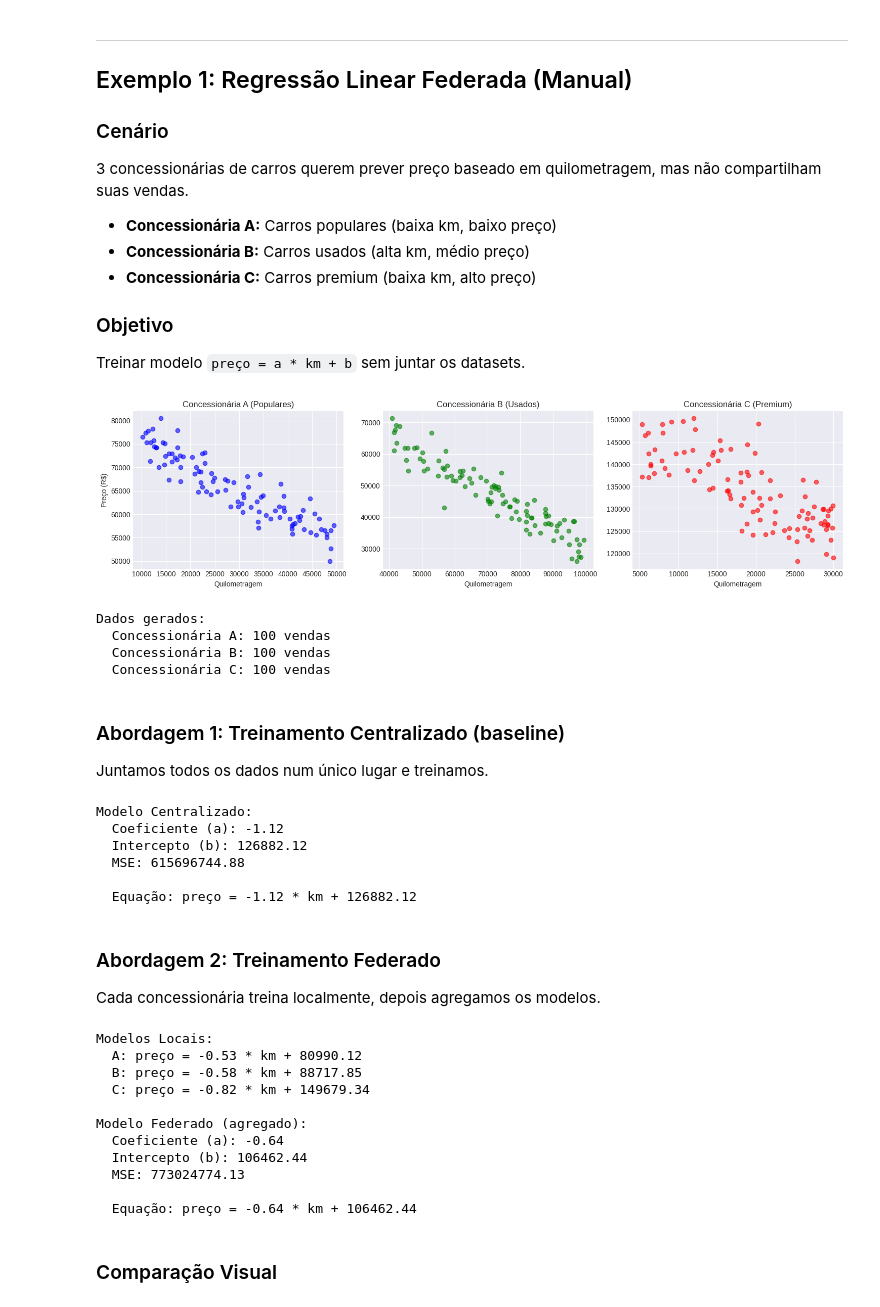
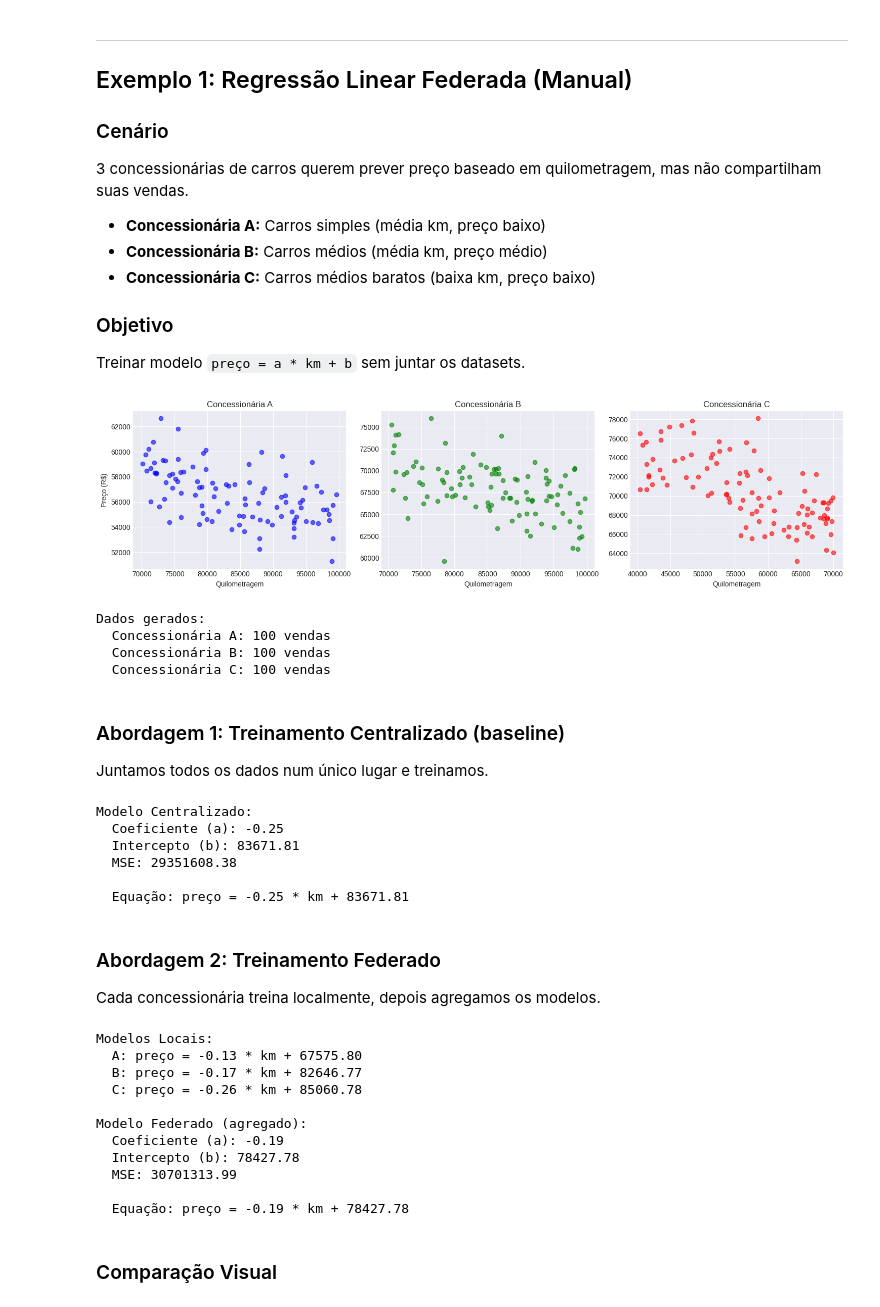
Before and after one commit to destaquesgovbr/data-science, a Jupyter notebook: source/embeddings/notebooks/federated_learning_demo.ipynb, the cells around one changed output. Drawn from its saved outputs; the diff is of its cells as text; code cells hidden in the pictures.

```diff
--- a/source/embeddings/notebooks/federated_learning_demo.ipynb
+++ b/source/embeddings/notebooks/federated_learning_demo.ipynb
@@ -81,9 +80,9 @@ np.random.seed(42)
 
 3 concessionárias de carros querem prever preço baseado em quilometragem, mas não compartilham suas vendas.
 
-- **Concessionária A:** Carros populares (baixa km, baixo preço)
-- **Concessionária B:** Carros usados (alta km, médio preço)
-- **Concessionária C:** Carros premium (baixa km, alto preço)
+- **Concessionária A:** Carros simples (média km, preço baixo)
+- **Concessionária B:** Carros médios (média km, preço médio)
+- **Concessionária C:** Carros médios baratos (baixa km, preço baixo)
 
 ### Objetivo
 
@@ -91,44 +90,44 @@ Treinar modelo `preço = a * km + b` sem juntar os datasets.
 # %%
 # Gerar dados simulados (3 concessionárias)
 np.random.seed(42)
 
 # Concessionária A: carros populares
-km_A = np.random.uniform(10000, 50000, 100)
-preco_A = 80000 - 0.5 * km_A + np.random.normal(0, 3000, 100)
+km_A = np.random.uniform(70000, 100000, 100)
+preco_A = 65000 - 0.1 * km_A + np.random.normal(0, 2000, 100)
 
-# Concessionária B: carros usados
-km_B = np.random.uniform(40000, 100000, 100)
-preco_B = 90000 - 0.6 * km_B + np.random.normal(0, 4000, 100)
+# Concessionária B: carros usados médios
+km_B = np.random.uniform(70000, 100000, 100)
+preco_B = 85000 - 0.2 * km_B + np.random.normal(0, 3000, 100)
 
-# Concessionária C: carros premium
-km_C = np.random.uniform(5000, 30000, 100)
-preco_C = 150000 - 0.8 * km_C + np.random.normal(0, 5000, 100)
+# Concessionária C: carros usados barados
+km_C = np.random.uniform(40000, 70000, 100)
+preco_C = 85000 - 0.25 * km_C + np.random.normal(0, 2500, 100)
 
 # Visualizar datasets locais
 fig, axes = plt.subplots(1, 3, figsize=(15, 4))
 
 axes[0].scatter(km_A, preco_A, alpha=0.6, color='blue')
-axes[0].set_title('Concessionária A (Populares)')
+axes[0].set_title('Concessionária A')
 axes[0].set_xlabel('Quilometragem')
 axes[0].set_ylabel('Preço (R$)')
 
 axes[1].scatter(km_B, preco_B, alpha=0.6, color='green')
-axes[1].set_title('Concessionária B (Usados)')
+axes[1].set_title('Concessionária B')
 axes[1].set_xlabel('Quilometragem')
 
 axes[2].scatter(km_C, preco_C, alpha=0.6, color='red')
-axes[2].set_title('Concessionária C (Premium)')
+axes[2].set_title('Concessionária C')
 axes[2].set_xlabel('Quilometragem')
 
 plt.tight_layout()
 plt.show()
 
 print("Dados gerados:")
 print(f"  Concessionária A: {len(km_A)} vendas")
 print(f"  Concessionária B: {len(km_B)} vendas")
 print(f"  Concessionária C: {len(km_C)} vendas")
 # %% [output]
-[figure, old version]
+[figure, new version]
 Dados gerados:
   Concessionária A: 100 vendas
   Concessionária B: 100 vendas
@@ -157,11 +156,11 @@ print(f"  MSE: {mse_centralizado:.2f}")
 print(f"\n  Equação: preço = {modelo_centralizado.coef_[0]:.2f} * km + {modelo_centralizado.intercept_:.2f}")
 # %% [output]
 Modelo Centralizado:
-  Coeficiente (a): -1.12
-  Intercepto (b): 126882.12
-  MSE: 615696744.88
+  Coeficiente (a): -0.25
+  Intercepto (b): 83671.81
+  MSE: 29351608.38
 
-  Equação: preço = -1.12 * km + 126882.12
+  Equação: preço = -0.25 * km + 83671.81
 # %% [markdown]
 ### Abordagem 2: Treinamento Federado
 
@@ -195,16 +194,16 @@ print(f"  MSE: {mse_fed:.2f}")
 print(f"\n  Equação: preço = {coef_fed:.2f} * km + {intercept_fed:.2f}")
 # %% [output]
 Modelos Locais:
-  A: preço = -0.53 * km + 80990.12
-  B: preço = -0.58 * km + 88717.85
-  C: preço = -0.82 * km + 149679.34
+  A: preço = -0.13 * km + 67575.80
+  B: preço = -0.17 * km + 82646.77
+  C: preço = -0.26 * km + 85060.78
 
 Modelo Federado (agregado):
-  Coeficiente (a): -0.64
-  Intercepto (b): 106462.44
-  MSE: 773024774.13
+  Coeficiente (a): -0.19
+  Intercepto (b): 78427.78
+  MSE: 30701313.99
 
-  Equação: preço = -0.64 * km + 106462.44
+  Equação: preço = -0.19 * km + 78427.78
 # %% [markdown]
 ### Comparação Visual
 # %%
```
Also changed, not shown: parts of 25 cells of this notebook, 9 other files.
